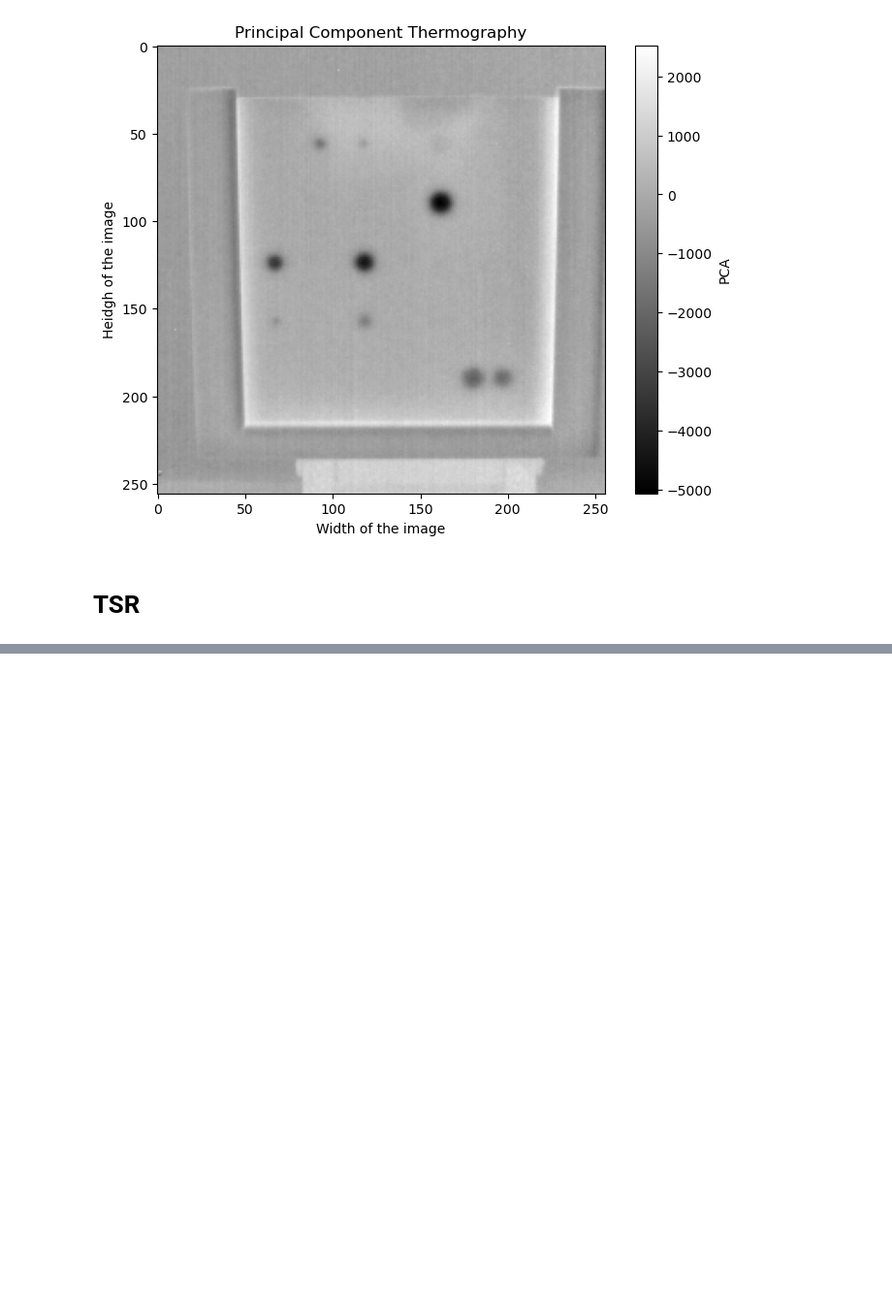
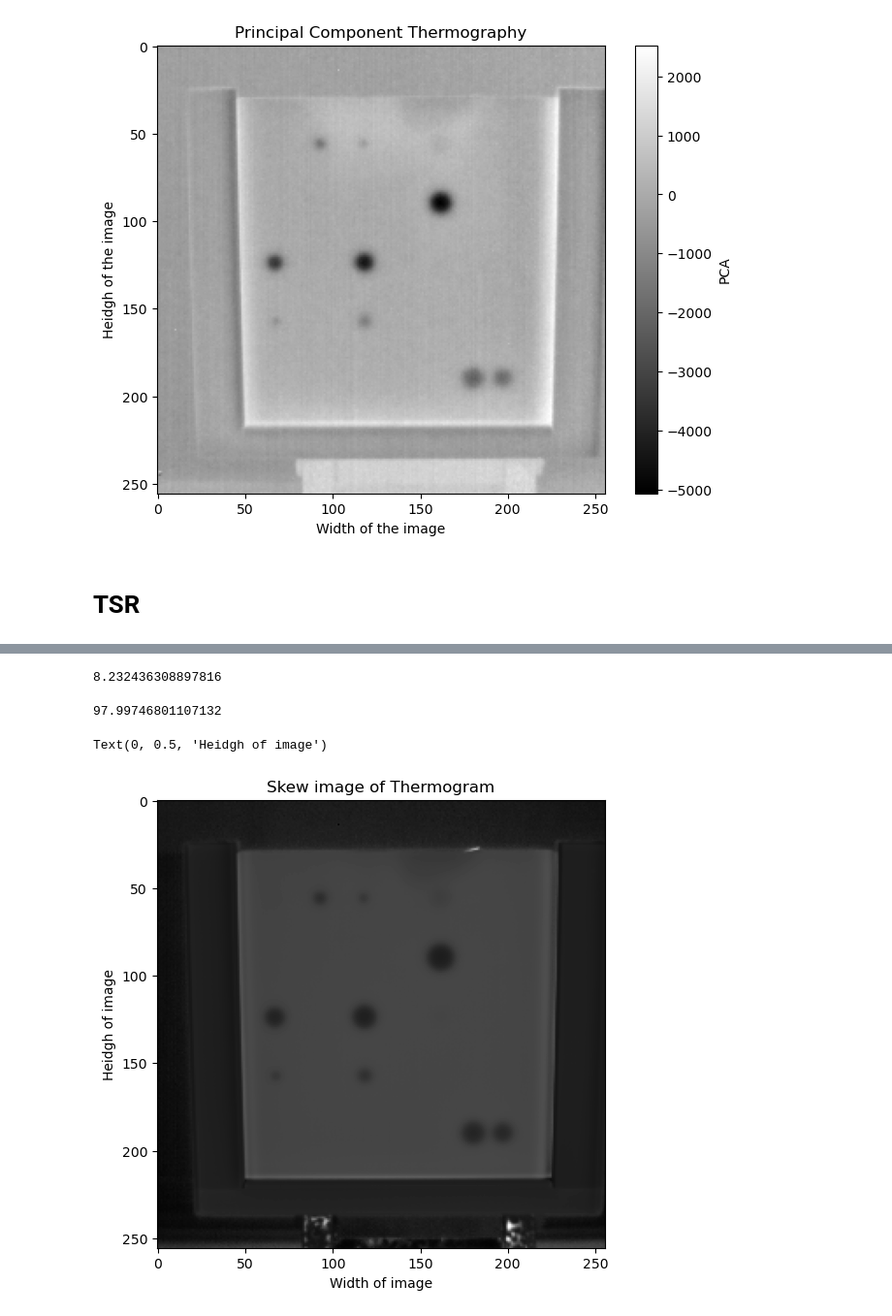
Before and after one commit to konrad-jaworski/Thermal_camera_KAUST, a Jupyter notebook: Neutral_set_testing.ipynb, the cells around one changed output, grey strips where cells are left out. Shown at 97% size. Drawn from its saved outputs; the diff is of its cells as text; code cells hidden in the pictures; blank space fills up the shorter version.

```diff
--- a/Neutral_set_testing.ipynb
+++ b/Neutral_set_testing.ipynb
@@ -117,0 +188,4 @@ Text(0, 0.5, 'Heidgh of the image')
+# %%
+skew_test
+# %% [output]
+8.232436308897816
@@ -117,0 +194,19 @@ Text(0, 0.5, 'Heidgh of the image')
+# %%
+kurtosis_test
+# %% [output]
+97.99746801107132
+# %%
+skew_image=np.zeros((thermography_data.shape[1],thermography_data.shape[2]))
+# %%
+for i in range(thermography_data.shape[1]):
+    for j in range(thermography_data.shape[2]):
+        skew_image[i,j]=stats.skew(thermography_data[:,i,j])
+# %%
+plt.figure(figsize=(8,6))
+plt.imshow(skew_image,cmap='gray')
+plt.title(label='Skew image of Thermogram')
+plt.xlabel('Width of image')
+plt.ylabel('Heidgh of image')
+# %% [output]
+Text(0, 0.5, 'Heidgh of image')
+[figure, added]
```
Also changed, not shown: parts of 61 cells of this notebook, 3 other files.
